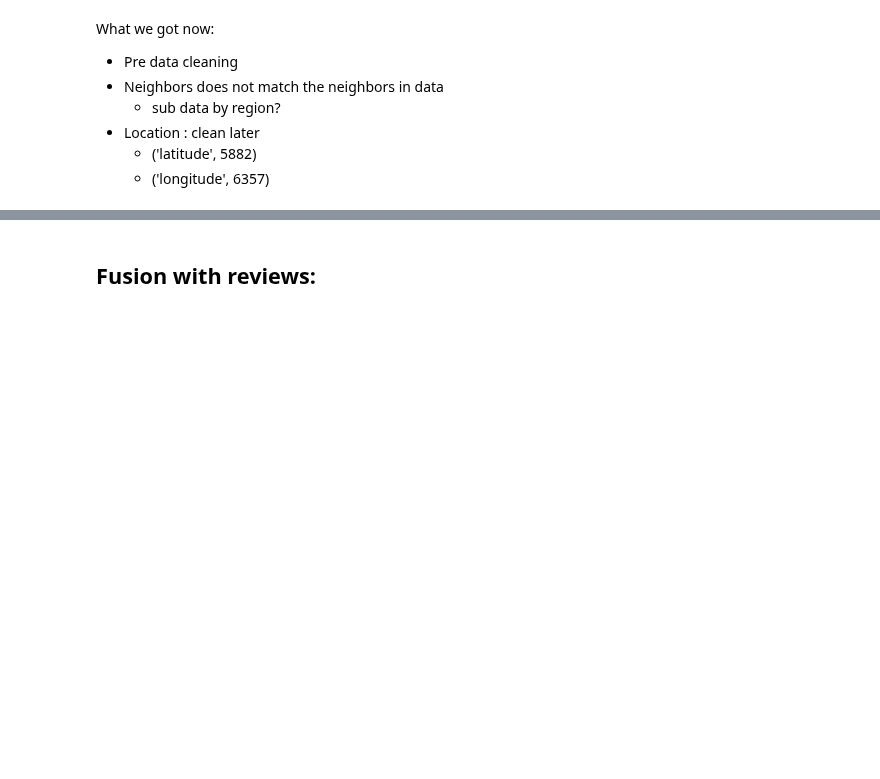
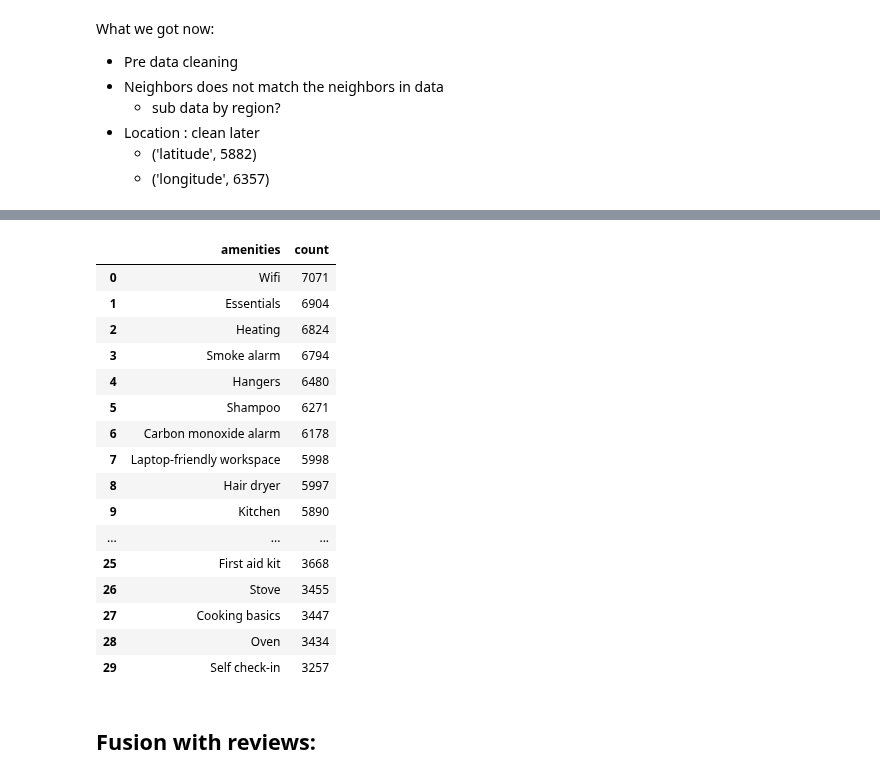
Before and after one commit to johnfcchan/crackdatescience, a Jupyter notebook: Airbnb_evan.ipynb, the cells around one changed output, grey strips where cells are left out. Drawn from its saved outputs; the diff is of its cells as text; code cells hidden in the pictures; blank space fills up the shorter version.

Commit message:
amenities

```diff
--- a/Airbnb_evan.ipynb
+++ b/Airbnb_evan.ipynb
@@ -432,3 +432,7 @@ What we got now:
   -  ('longitude', 6357)
 # %%
 # Calm down, can you do more data cleaning & preprocessing?
+# %%
+from collections import Counter
+
+results = Counter()
@@ -435,3 +481,25 @@ What we got now:
+# %%
+sub_df = pd.DataFrame(results.most_common(30), columns=['amenities', 'count'])
+# %%
+sub_df
+# %% [output]
+|  | amenities | count |
+| 0 | Wifi | 7071 |
+| 1 | Essentials | 6904 |
+| 2 | Heating | 6824 |
+| 3 | Smoke alarm | 6794 |
+| 4 | Hangers | 6480 |
+| 5 | Shampoo | 6271 |
+| 6 | Carbon monoxide alarm | 6178 |
+| 7 | Laptop-friendly workspace | 5998 |
+| 8 | Hair dryer | 5997 |
+| 9 | Kitchen | 5890 |
+| ... | ... | ... |
+| 25 | First aid kit | 3668 |
+| 26 | Stove | 3455 |
+| 27 | Cooking basics | 3447 |
+| 28 | Oven | 3434 |
+| 29 | Self check-in | 3257 |
 # %% [markdown]
 ## Fusion with reviews:
 # %%
```
Also changed, not shown: parts of 3 cells of this notebook.
